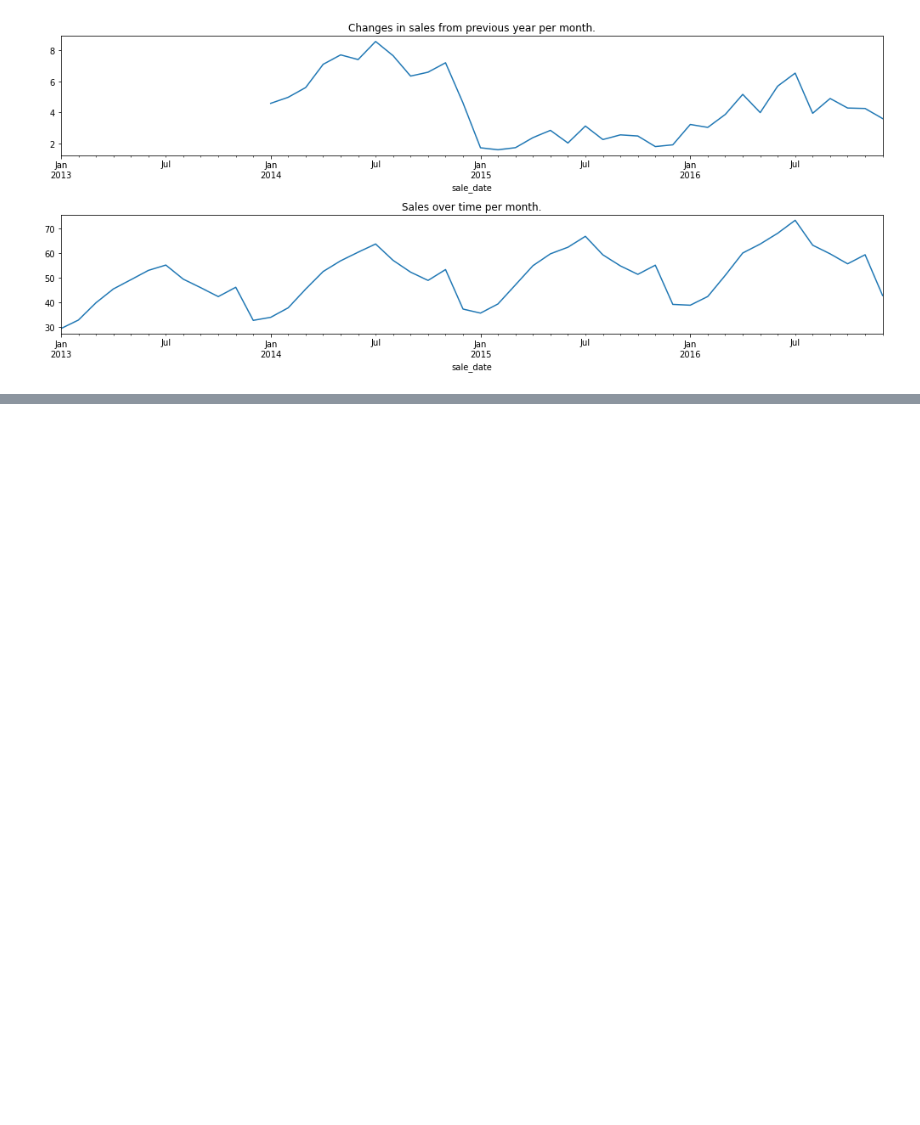
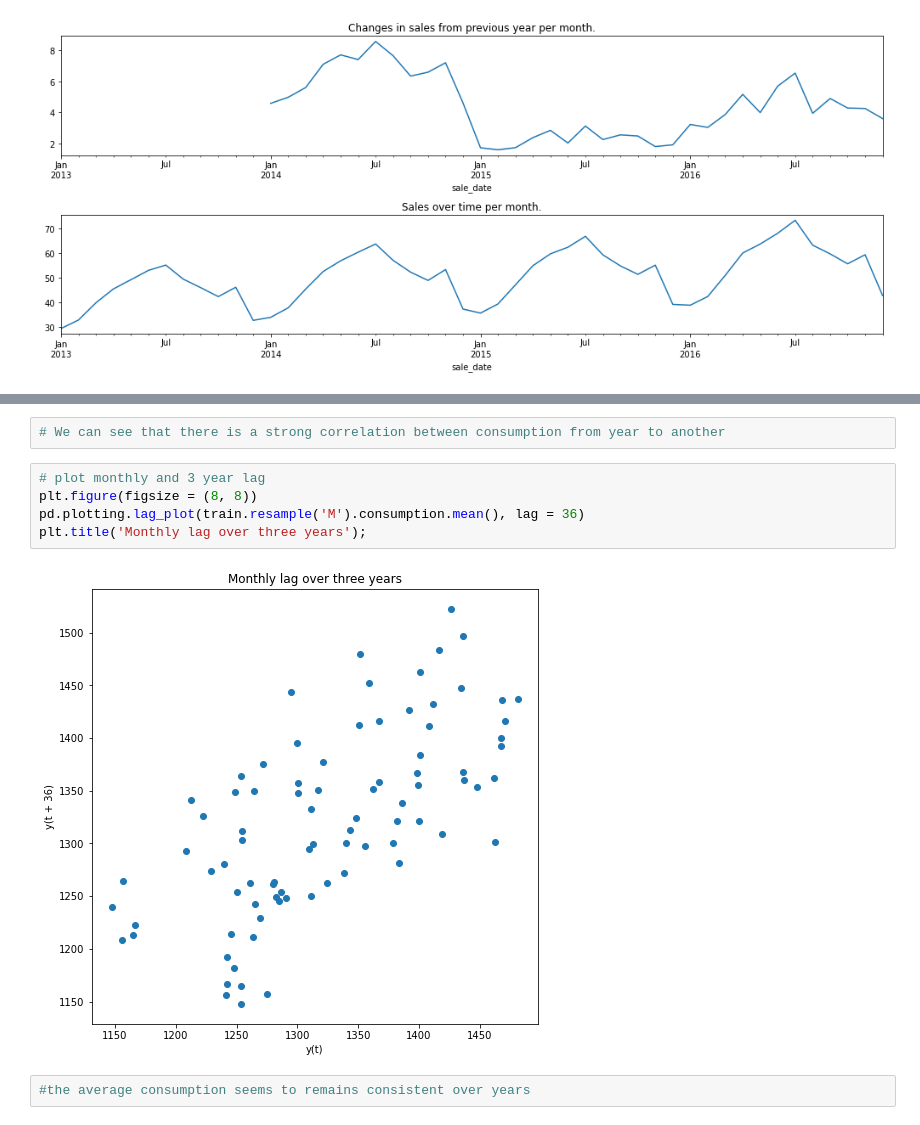
Before and after one commit to patrickamwayi/time-series-exercises, a Jupyter notebook: explore.ipynb, the cells around one changed output, grey strips where cells are left out. Drawn from its saved outputs; the diff is of its cells as text; blank space fills up the shorter version.

```diff
--- a/explore.ipynb
+++ b/explore.ipynb
@@ -198,0 +271,11 @@ plt.tight_layout();
+# %%
+# We can see that there is a strong correlation between consumption from year to another
+# %%
+# plot monthly and 3 year lag
+plt.figure(figsize = (8, 8))
+pd.plotting.lag_plot(train.resample('M').consumption.mean(), lag = 36)
+plt.title('Monthly lag over three years');
+# %% [output]
+[figure, added]
+# %%
+#the average consumption seems to remains consistent over years
```
Also changed, not shown: parts of 31 cells of this notebook.
